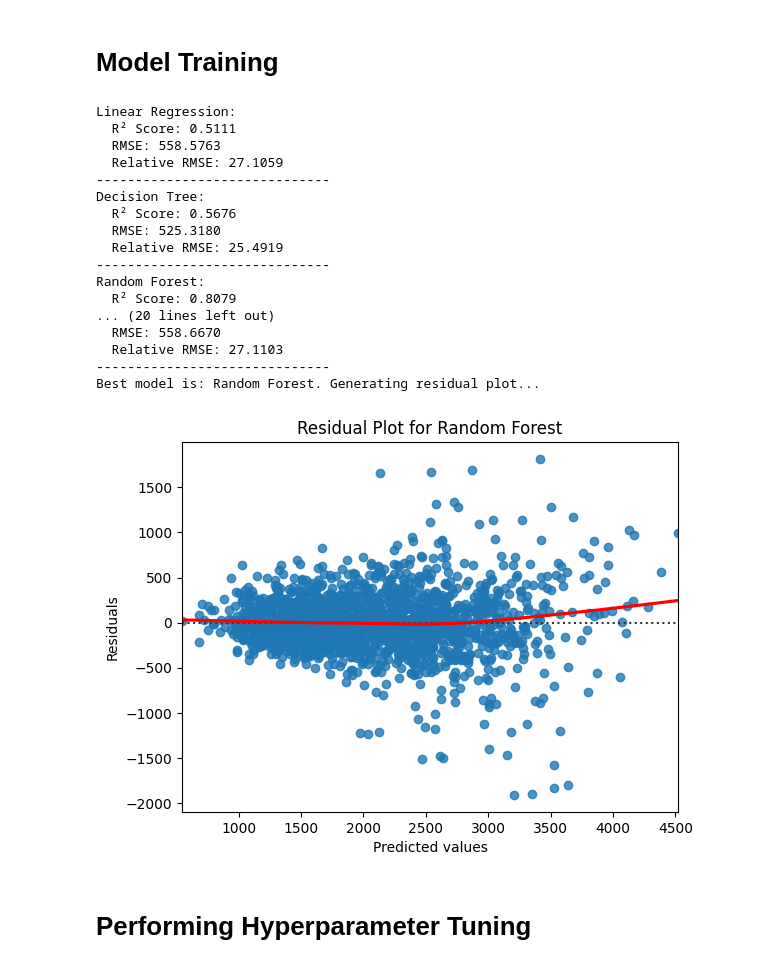
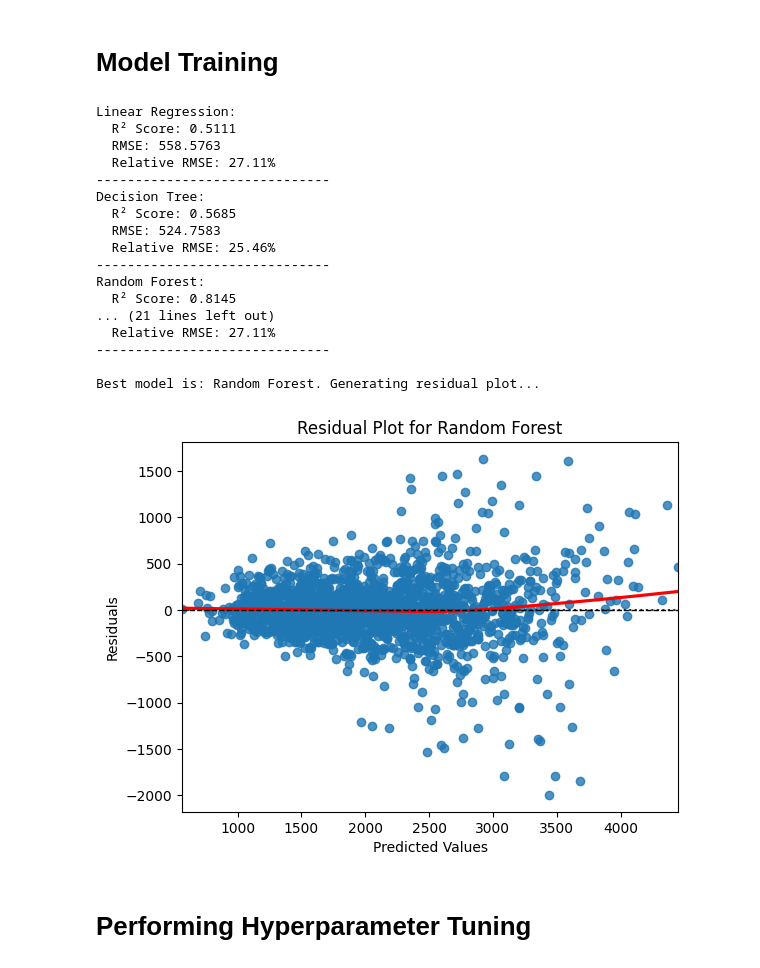
Before and after one commit to PrinceChauhanhub/MajorProject, a Jupyter notebook: CarbonMajor.ipynb, the cells around one changed output. Cells and saved outputs as stored; diff of their text form; code cells hidden in the pictures.

```diff
--- a/CarbonMajor.ipynb
+++ b/CarbonMajor.ipynb
@@ -502,7 +424,7 @@ X_df.shape
 # train test split
 # %%
 from sklearn.model_selection import train_test_split
-X_train,X_test,y_train,y_test = train_test_split(X_df, y, test_size = 0.2, random_state = 42)
+X_train,X_test,y_train,y_test = train_test_split(X, y, test_size = 0.2, random_state = 42)
 # %%
 X_train.shape, y_train.shape
 # %% [output]
@@ -523,0 +477,10 @@ Index(['body_type', 'shower_frequency', 'social_activity',
+# %%
+
+with open("dummy_info.pkl", "rb") as file:
+    dummy_info = pickle.load(file)
+
+recycling_categories = dummy_info["recycling"]
+cooking_categories = dummy_info["cooking_with"]
+
+X_test, _ = create_dummy_variables(X_test, 'recycling', recycling_categories)
+X_test, _ = create_dummy_variables(X_test, 'cooking_with', cooking_categories)
@@ -523,0 +512,13 @@ Index(['body_type', 'shower_frequency', 'social_activity',
+# %%
+# Convert back to DataFrame for X_train
+ohe_feature_names = preprocessor.named_transformers_['onehot'].get_feature_names_out(onehot_cols)
+all_feature_names = ordinal_cols + list(ohe_feature_names) + [col for col in X_train.columns if col not in ordinal_cols + onehot_cols]
+X_train_df = pd.DataFrame(X_train_transformed, columns=all_feature_names)
+# %%
+X_test_df = pd.DataFrame(X_test_transformed, columns=all_feature_names)
+
+X_train_df.reset_index(drop=True, inplace=True)
+X_test_df.reset_index(drop=True, inplace=True)
+
+with open('preprocessor.pkl', 'wb') as f:
+    pickle.dump(preprocessor, f)
@@ -531,6 +541,7 @@ from sklearn.ensemble import RandomForestRegressor
 from sklearn.svm import SVR
 from sklearn.neighbors import KNeighborsRegressor
 
+# Define models
 models = {
     'Linear Regression': LinearRegression(),
     'Decision Tree': DecisionTreeRegressor(),
@@ -547,8 +558,8 @@ best_r2_score = -np.inf
 
 # Train & Evaluate
 for name, model in models.items():
-    model.fit(X_train, y_train)
-    y_pred = model.predict(X_test)
+    model.fit(X_train_df, y_train)
+    y_pred = model.predict(X_test_df)
 
     print(f"{name}:")
     r2 = r2_score(y_test, y_pred)
@@ -557,47 +568,48 @@ for name, model in models.items():
     mse = mean_squared_error(y_test, y_pred)
     rmse = np.sqrt(mse)
     print(f"  RMSE: {rmse:.4f}")
 
     mean_y = np.mean(y_train)
     relative_rmse = (rmse / mean_y) * 100
-    print(f"  Relative RMSE: {relative_rmse:.4f}")
+    print(f"  Relative RMSE: {relative_rmse:.2f}%")
     print("-" * 30)
 
     if r2 > best_r2_score:
         best_r2_score = r2
         best_model_name = name
         best_model = model
 
-print(f"Best model is: {best_model_name}. Generating residual plot...")
+print(f"\nBest model is: {best_model_name}. Generating residual plot...")
 
-y_pred_best = best_model.predict(X_test)
+# Residual plot
+y_pred_best = best_model.predict(X_test_df)
 residuals_best = y_test - y_pred_best
 
-
 sns.residplot(x=y_pred_best, y=residuals_best, lowess=True, line_kws={'color': 'red'})
-plt.xlabel('Predicted values')
+plt.xlabel('Predicted Values')
 plt.ylabel('Residuals')
 plt.title(f'Residual Plot for {best_model_name}')
+plt.axhline(0, color='black', linestyle='--', linewidth=1)
 plt.show()
 # %% [output]
 Linear Regression:
   R² Score: 0.5111
   RMSE: 558.5763
-  Relative RMSE: 27.1059
+  Relative RMSE: 27.11%
 ------------------------------
 Decision Tree:
-  R² Score: 0.5676
-  RMSE: 525.3180
-  Relative RMSE: 25.4919
+  R² Score: 0.5685
+  RMSE: 524.7583
+  Relative RMSE: 25.46%
 ------------------------------
 Random Forest:
-  R² Score: 0.8079
-... (20 lines left out)
-  RMSE: 558.6670
-  Relative RMSE: 27.1103
+  R² Score: 0.8145
+... (21 lines left out)
+  Relative RMSE: 27.11%
 ------------------------------
+
 Best model is: Random Forest. Generating residual plot...
-[figure, old version]
+[figure, new version]
 # %% [markdown]
 # Performing Hyperparameter Tuning
 # %%
```
Also changed, not shown: parts of 29 cells of this notebook, 17 other files.
